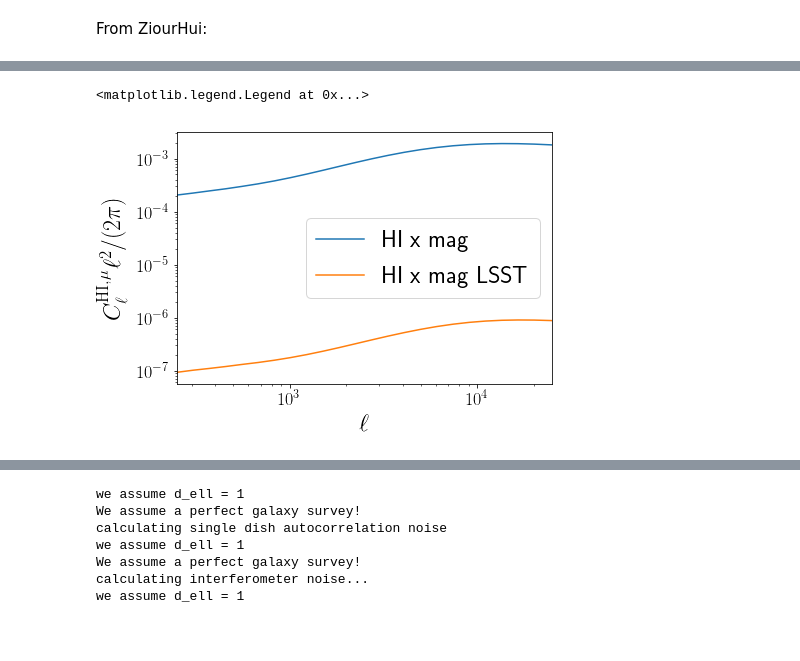
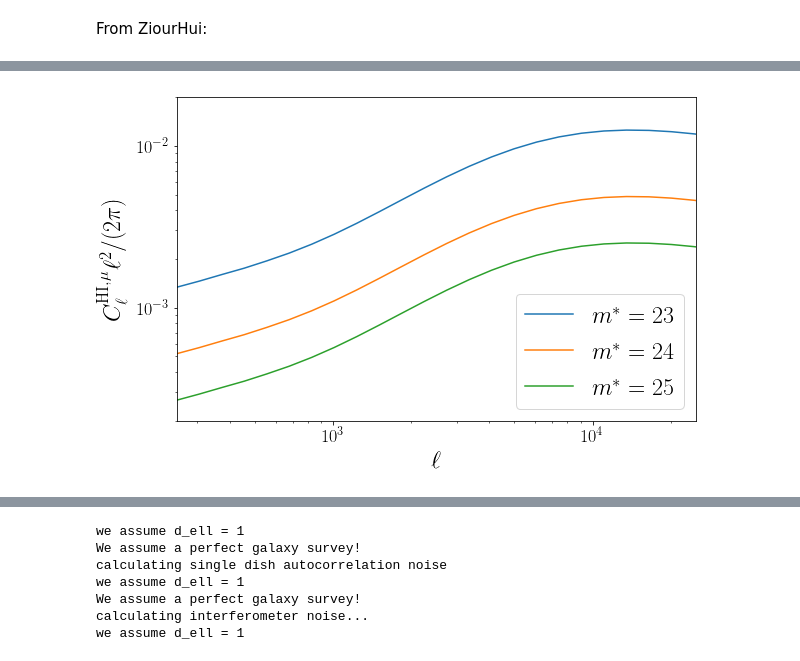
Before and after one commit to amadeuswi/MagBias, a Jupyter notebook: S2N.ipynb, the cells around one changed output, grey strips where cells are left out. Saved outputs shown, nothing was run; the diff lists cells and outputs as text; code cells hidden in the pictures; blank space fills up the shorter version.

```diff
--- a/S2N.ipynb
+++ b/S2N.ipynb
@@ -5,6 +5,7 @@ from __future__ import division
 import os
 import sys
 from scipy import integrate, optimize
+
 from scipy.interpolate import interp2d, interp1d
 
 import numpy as np
@@ -15,7 +16,7 @@ import matplotlib.pyplot as P
 from time import clock
 
 
-matplotlib.rcParams['figure.figsize'] = (7, 5)
+matplotlib.rcParams['figure.figsize'] = (9, 6)
 P.rcParams['text.usetex'] = True  # not really needed
 P.rcParams['text.latex.preamble'] = [r'\usepackage{amsmath}'] #for \text command
 P.rcParams["font.size"] = 24
@@ -180,0 +147,15 @@ The rest of this notebook is plotting the stuff from Alkistis' notes which seems
+# %%
+ztab = np.linspace(0.1, 3.9, 200);
+rmaxxx = 23.
+
+stab = sg(ztab, MAXMAG=rmaxxx)
+stab_2 = sg_interp(ztab, MAXMAG=rmaxxx)
+
+
+
+fig = P.figure(); ax = fig.add_subplot(111);
+ax.plot(ztab, stab, c = 'black')
+ax.plot(ztab, stab_2, c = 'red', ls = ':')
+ax.set_ylim((-2,20))
+
+print stab.argmax(), ztab[stab.argmax()]
@@ -181,7 +168,5 @@ The rest of this notebook is plotting the stuff from Alkistis' notes which seems
 # %%
 #Calculate the HI X mag power spectrum Cls:
-Cl_Hxm_tab = Cl_HIxmag_CAMB(ltab, zf, dzf, zb, dzb, S_G = "old fit")
-Cl_Hxm_tab_LSST = Cl_HIxmag_CAMB(ltab, zf, dzf, zb, dzb, S_G = "LSST")
-
-
-# Cl_gxm_tab = Cl_gxmag_CAMB(ltab, zf, dzf, zb, dzb, n, CLAR_zhangpen, S_G = "old fit")
+rmaxtab = [23, 24, 25]
+Cl_Hxm_tab_LSST_INTERPOL = [Cl_HIxmag_CAMB(ltab, zf, dzf, zb, dzb, S_G = "LSST_INTERPOL", MAXMAG = rrr)
+                            for rrr in rmaxtab]
@@ -206,21 +173,23 @@ Caution, s_g is implemented without dependence on the experiment
 # %%
 #plot it:
 fig = P.figure(); ax = fig.add_subplot(111);
 
-ax.loglog(ltab, Cl_Hxm_tab*ltab**2 / 2 / pi, label = "HI x mag")
-ax.loglog(ltab, Cl_Hxm_tab_LSST*ltab**2 / 2 / pi, label = "HI x mag LSST")
+for ri in range(len(rmaxtab)):
+    rma = rmaxtab[ri]
+    Clll = Cl_Hxm_tab_LSST_INTERPOL[ri]
+    ax.loglog(ltab, Clll*ltab**2 / 2 / pi, label = "$m^*={}$".format(rma))
+
 
 ax.set_xlabel("$\ell$")
 ax.set_ylabel("$C_\ell^\mathrm{HI, \mu} \ell^2/(2\pi)$")
 
 ax.set_xlim((250,25000))
-# ax.set_ylim((1e-4, 6e-1))
+ax.set_ylim((2e-4, 2e-2))
 # ax.set_ylim((1e-6, 6e-1))
 # ax.legend()
 P.tight_layout()
 
 P.legend()
 # P.savefig(plotdir + "HIxmag_Cls.pdf")
 # %% [output]
-<matplotlib.legend.Legend at 0x...>
-[figure, old version]
+[figure, new version]
```
Also changed, not shown: parts of 57 cells of this notebook, 16 other files.
